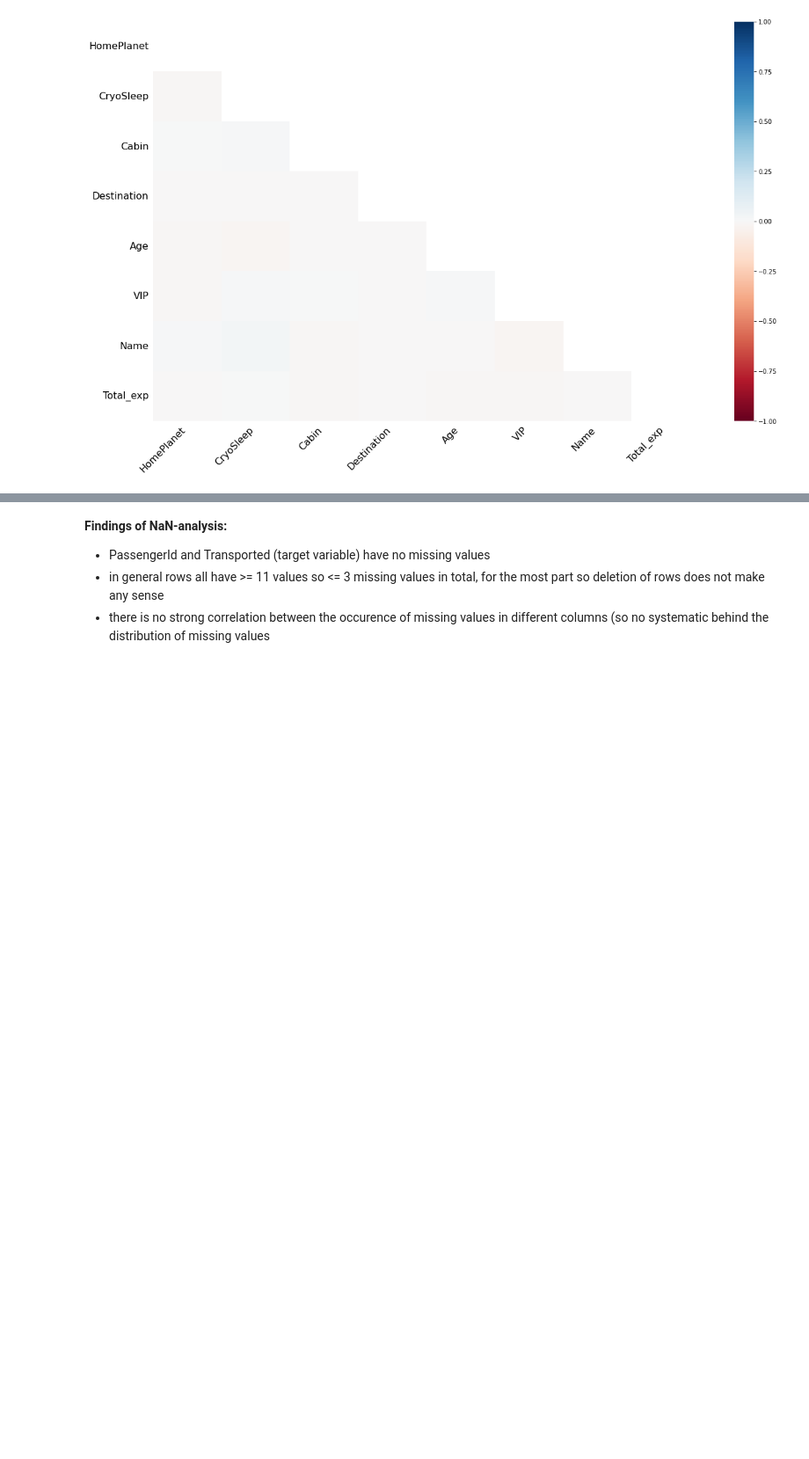
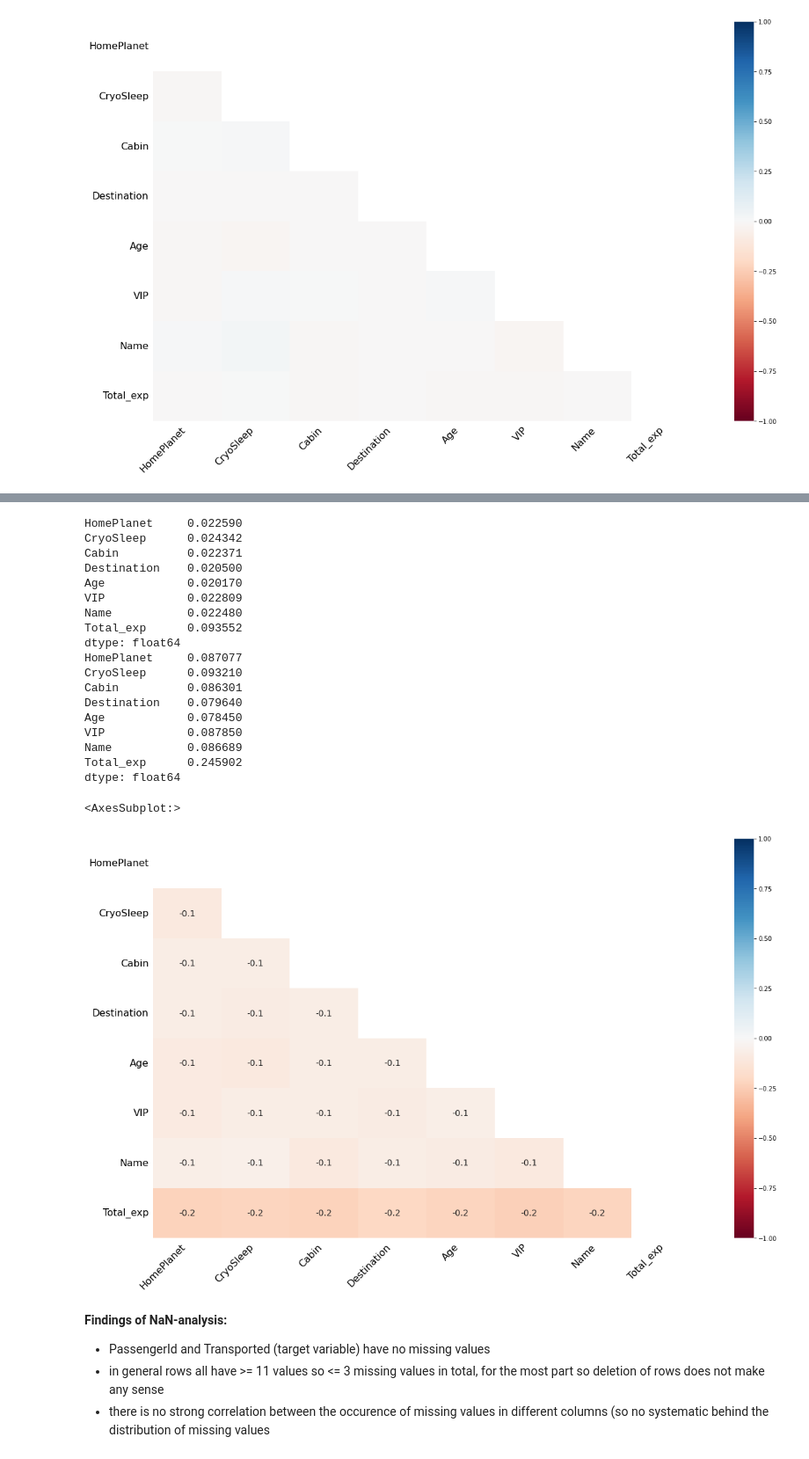
Before and after one commit to PatrickSVM/Spaceship-Titanic-Kaggle-Challenge, a Jupyter notebook: Spaceship_Titanic.ipynb, the cells around one changed output, grey strips where cells are left out. Shown at 88% size. Saved outputs shown, nothing was run; the diff lists cells and outputs as text; code cells hidden in the pictures; blank space fills up the shorter version.

Commit message:
Added some more analysis of NaN-value correlations

```diff
--- a/Spaceship_Titanic.ipynb
+++ b/Spaceship_Titanic.ipynb
@@ -173,3 +243,34 @@ msno.heatmap(nan_corr.drop(['RoomService', 'FoodCourt', 'ShoppingMall', 'Spa', '
+# %%
+# So in this case where correlations are very low, it can make sense to exclude the rows with full data (so no NaNs)
+# from the analysis, since they will decrease the variance (75% are full rows):
+nan_corr = nan_corr.drop(['RoomService', 'FoodCourt', 'ShoppingMall', 'Spa', 'VRDeck'], axis=1)
+print(nan_corr.isna().var())
+print(nan_corr[nan_corr.isna().any(1)].isna().var())
+
+# This will not change anything regarding the relation of the correlations, just the magnitude is higher and
+# small realtions more obvious. Still only very little correlations
+msno.heatmap(nan_corr[nan_corr.isna().any(1)])
+# %% [output]
+HomePlanet     0.022590
+CryoSleep      0.024342
+Cabin          0.022371
+Destination    0.020500
+Age            0.020170
+VIP            0.022809
+Name           0.022480
+Total_exp      0.093552
+dtype: float64
+HomePlanet     0.087077
+CryoSleep      0.093210
+Cabin          0.086301
+Destination    0.079640
+Age            0.078450
+VIP            0.087850
+Name           0.086689
+Total_exp      0.245902
+dtype: float64
+<AxesSubplot:>
+[figure, added]
 # %% [markdown]
 **Findings of NaN-analysis:**
 - PassengerId and Transported (target variable) have no missing values
```
Also changed, not shown: parts of 7 cells of this notebook.
